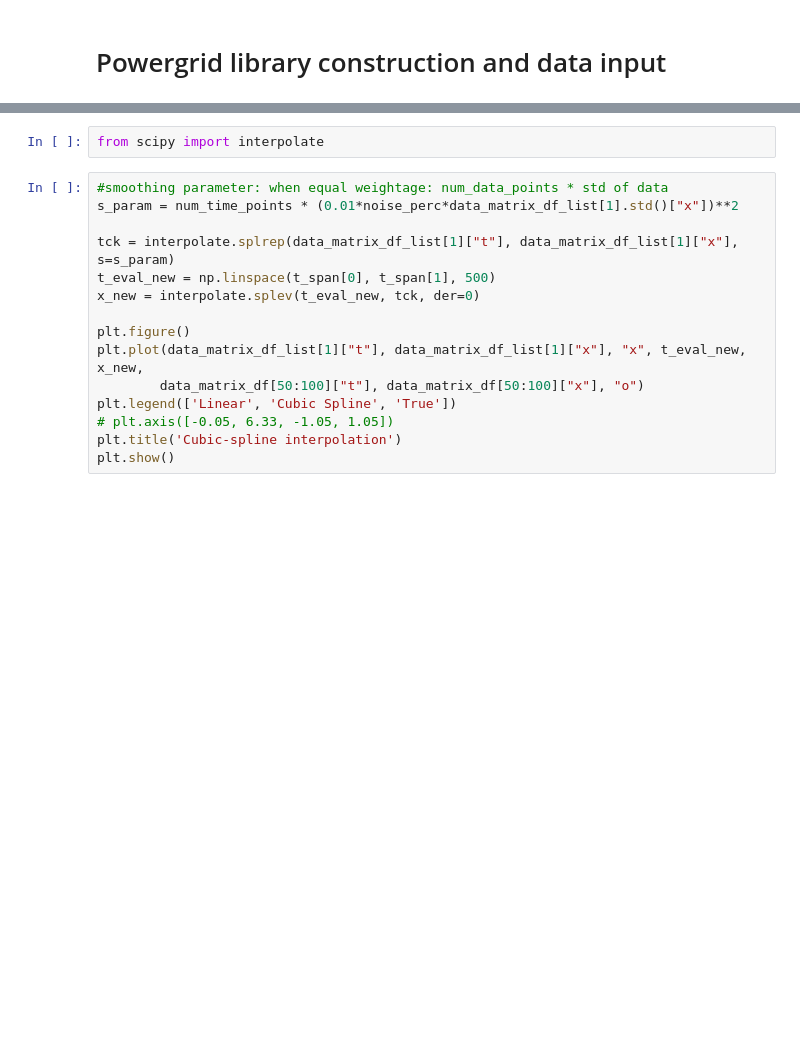
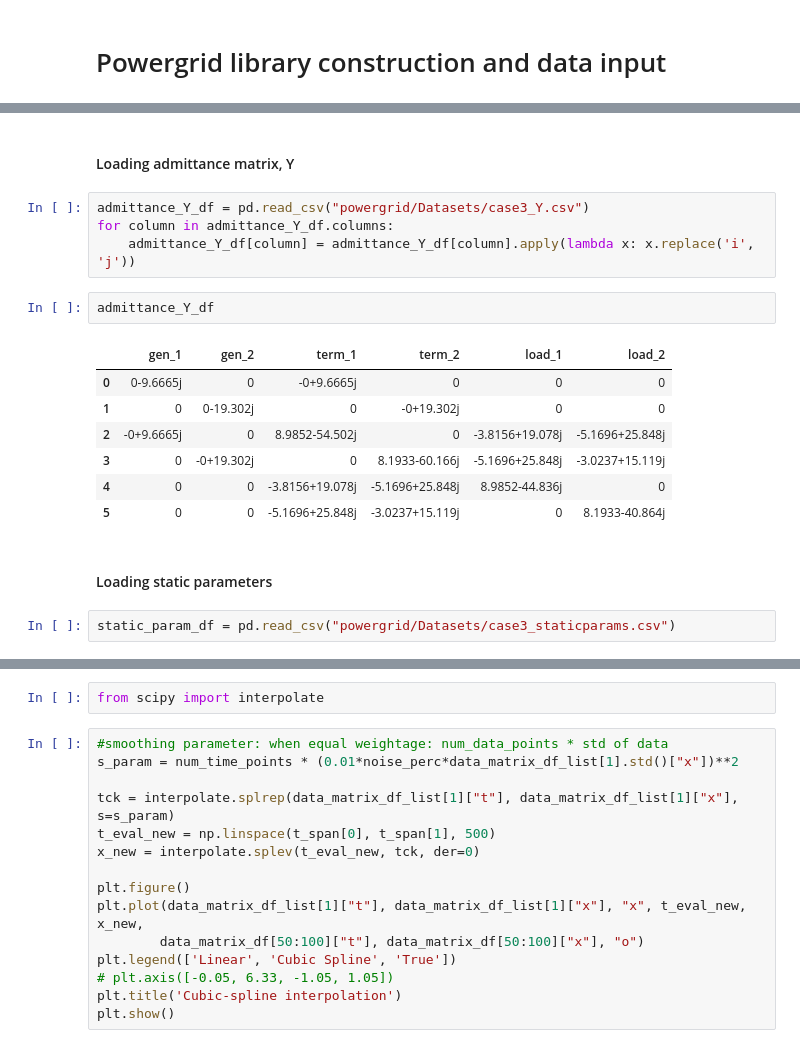
Before and after one commit to mjayadharan/DAE-FINDER_dev, a Jupyter notebook: power_grid_data_1.ipynb, the cells around one changed output, grey strips where cells are left out. Saved outputs shown, nothing was run; the diff lists cells and outputs as text; blank space fills up the shorter version.

```diff
--- a/power_grid_data_1.ipynb
+++ b/power_grid_data_1.ipynb
@@ -171,0 +55,20 @@ for ind, data_matrix_ in enumerate(data_matrix_df_list):
+# %% [markdown]
+#### Loading admittance matrix, Y
+# %%
+admittance_Y_df = pd.read_csv("powergrid/Datasets/case3_Y.csv")
+for column in admittance_Y_df.columns:
+    admittance_Y_df[column] = admittance_Y_df[column].apply(lambda x: x.replace('i', 'j'))
+# %%
+admittance_Y_df
+# %% [output]
+|  | gen_1 | gen_2 | term_1 | term_2 | load_1 | load_2 |
+| 0 | 0-9.6665j | 0 | -0+9.6665j | 0 | 0 | 0 |
+| 1 | 0 | 0-19.302j | 0 | -0+19.302j | 0 | 0 |
+| 2 | -0+9.6665j | 0 | 8.9852-54.502j | 0 | -3.8156+19.078j | -5.1696+25.848j |
+| 3 | 0 | -0+19.302j | 0 | 8.1933-60.166j | -5.1696+25.848j | -3.0237+15.119j |
+| 4 | 0 | 0 | -3.8156+19.078j | -5.1696+25.848j | 8.9852-44.836j | 0 |
+| 5 | 0 | 0 | -5.1696+25.848j | -3.0237+15.119j | 0 | 8.1933-40.864j |
+# %% [markdown]
+#### Loading static parameters
+# %%
+static_param_df = pd.read_csv("powergrid/Datasets/case3_staticparams.csv")
```
Also changed, not shown: parts of 24 cells of this notebook, 16 other files.
